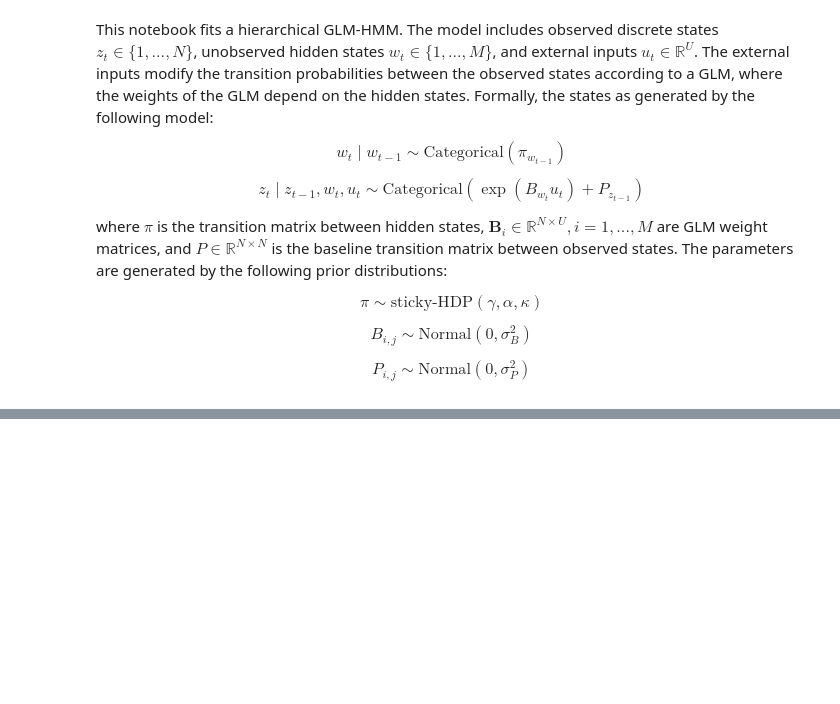
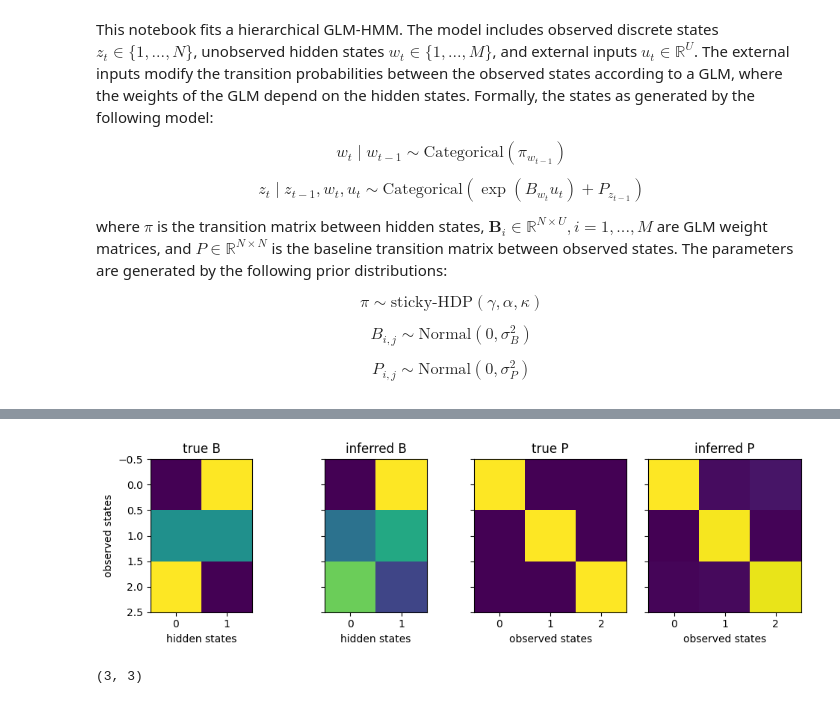
Before and after one commit to dattalab/jax-moseq, a Jupyter notebook: examples/glm_hmm.ipynb, the cells around one changed output, grey strips where cells are left out. Drawn from its saved outputs; the diff is of its cells as text; code cells hidden in the pictures; blank space fills up the shorter version.

```diff
--- a/examples/glm_hmm.ipynb
+++ b/examples/glm_hmm.ipynb
@@ -456,0 +136,22 @@ plt.tight_layout()
+# %%
+fig,axs = plt.subplots(1,4, figsize=(10,3), sharey=True)
+axs[0].imshow(B.squeeze().T)
+axs[1].imshow(np.array(model['params']['B']).squeeze().T)
+axs[2].imshow(P.squeeze())
+axs[3].imshow(np.array(model['params']['P']))
+axs[0].set_ylabel('observed states')
+axs[0].set_xlabel('hidden states')
+axs[1].set_xlabel('hidden states')
+axs[2].set_xlabel('observed states')
+axs[3].set_xlabel('observed states')
+axs[0].set_title('true B')
+axs[1].set_title('inferred B')
+axs[2].set_title('true P')
+axs[3].set_title('inferred P')
+plt.tight_layout()
+# %% [output]
+[figure, added]
+# %%
+P.shape
+# %% [output]
+(3, 3)
```
Also changed, not shown: parts of 15 cells of this notebook, 1 other file.
